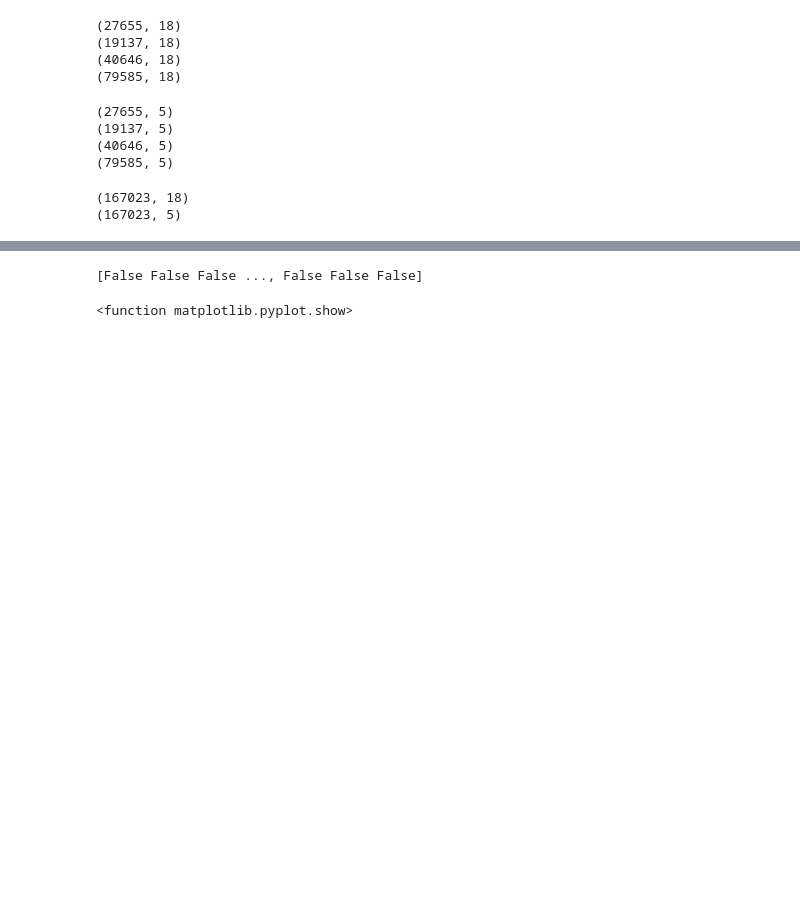
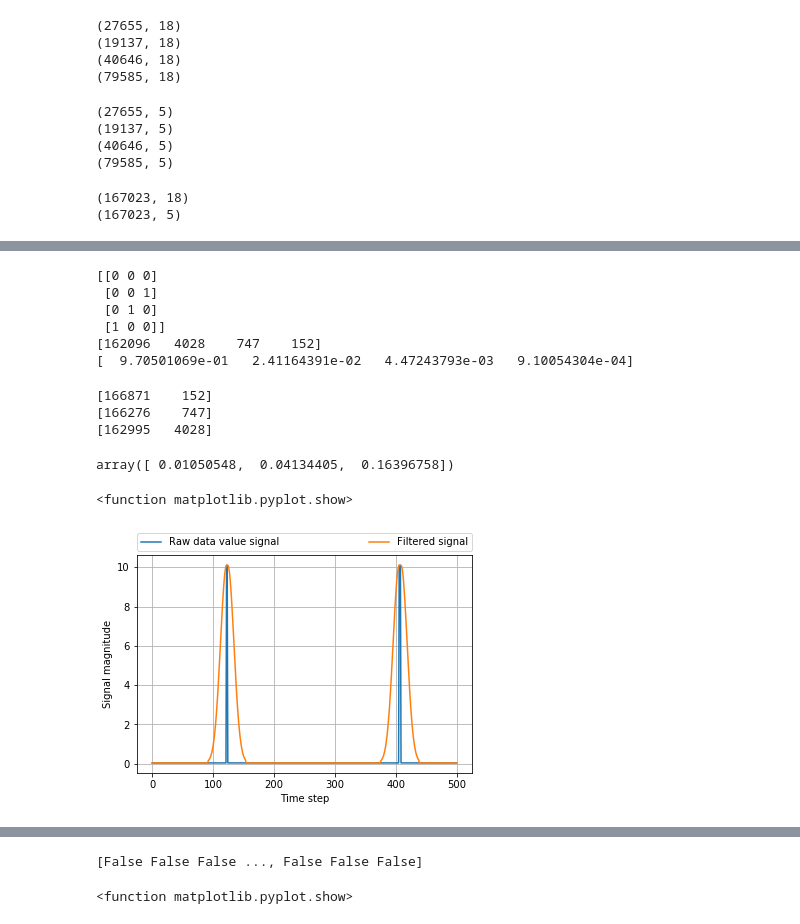
Before and after one commit to MoonBlvd/MDP_data_recording, a Jupyter notebook: warning_statistics.ipynb, the cells around one changed output, grey strips where cells are left out. Saved outputs shown, nothing was run; the diff lists cells and outputs as text; code cells hidden in the pictures; blank space fills up the shorter version.

Commit message:
add information score, MHO and score filtering

```diff
--- a/warning_statistics.ipynb
+++ b/warning_statistics.ipynb
@@ -105,0 +110,30 @@ plt.legend(['Right cut in'])
+# %%
+'''Compute probabilities of Warning variables, as value of data'''
+three_warnings = np.hstack([np.reshape(FCW,(len(FCW),1)),np.reshape(LDW,(len(LDW),1)),np.reshape(FSW,(len(FSW),1))])
+states_list,state_counts = np.unique(three_warnings,axis=0,return_counts=True)
+print (states_list)
+print (state_counts)
+p_list = state_counts/three_warnings.shape[0]
+print (p_list)
+value_list = -np.log2(p_list)
+# %% [output]
+[[0 0 0]
+ [0 0 1]
+ [0 1 0]
+ [1 0 0]]
+[162096   4028    747    152]
+[  9.70501069e-01   2.41164391e-02   4.47243793e-03   9.10054304e-04]
+# %%
+'''Compute information entropy '''
+entropy = np.zeros(3)
+for i in range(3):
+    unique_states,state_counts = np.unique(three_warnings[:,i],return_counts=True)
+    probs = state_counts/three_warnings.shape[0]
+    print(state_counts)
+    entropy[i] = -np.sum(probs * np.log2(probs))
+entropy
+# %% [output]
+[166871    152]
+[166276    747]
+[162995   4028]
+array([ 0.01050548,  0.04134405,  0.16396758])
@@ -105,0 +167,26 @@ plt.legend(['Right cut in'])
+# %%
+'''Data value filtering, only for example plot purpose'''
+sigma = 10
+raw_score = []
+N = 500 # buffer size
+
+for i in range(1500,2000):
+    tmp_i = np.where((unique_states == three_warnings[i,:] ).all(axis=1))[0]
+    raw_score.append(data_value[tmp_i])
+raw_score = np.array(raw_score)
+filtered_score = score_filter(raw_score, sigma)
+# filtered_score = gaussian_filter(raw_score, sigma)
+
+plt.figure(1)
+plt.plot(raw_score)
+plt.plot(filtered_score)
+plt.legend(['Raw data value signal', 'Filtered signal'],bbox_to_anchor=(0., 1.02, 1., .102), loc=3,
+           ncol=2, mode="expand", borderaxespad=0.)
+plt.xlabel('Time step')
+plt.ylabel('Signal magnitude')
+plt.grid(True)
+plt.savefig('filtered_signal.png',dpi=500,bbox_inches='tight')
+plt.show
+# %% [output]
+<function matplotlib.pyplot.show>
+[figure, added]
```
Also changed, not shown: parts of 6 cells of this notebook.
